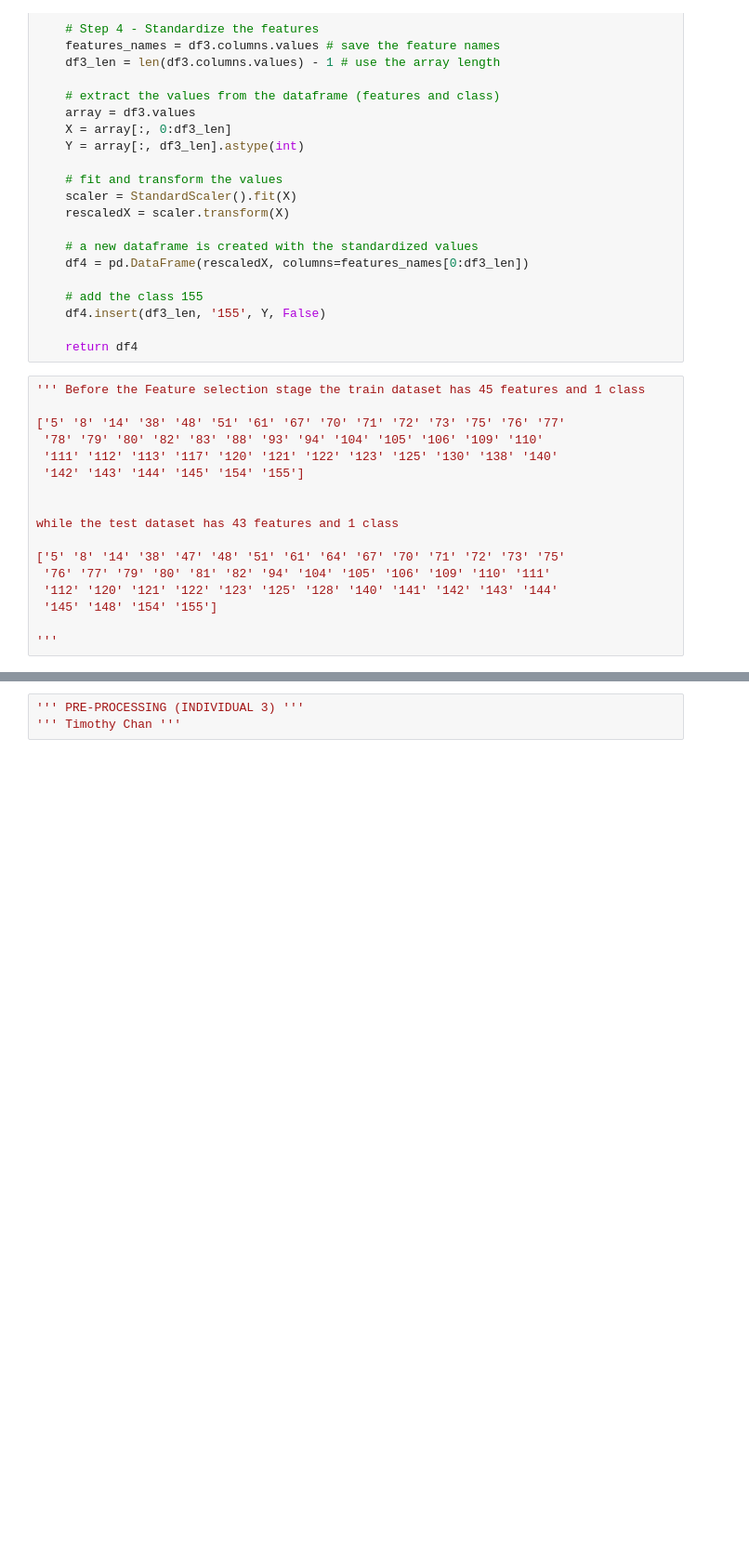
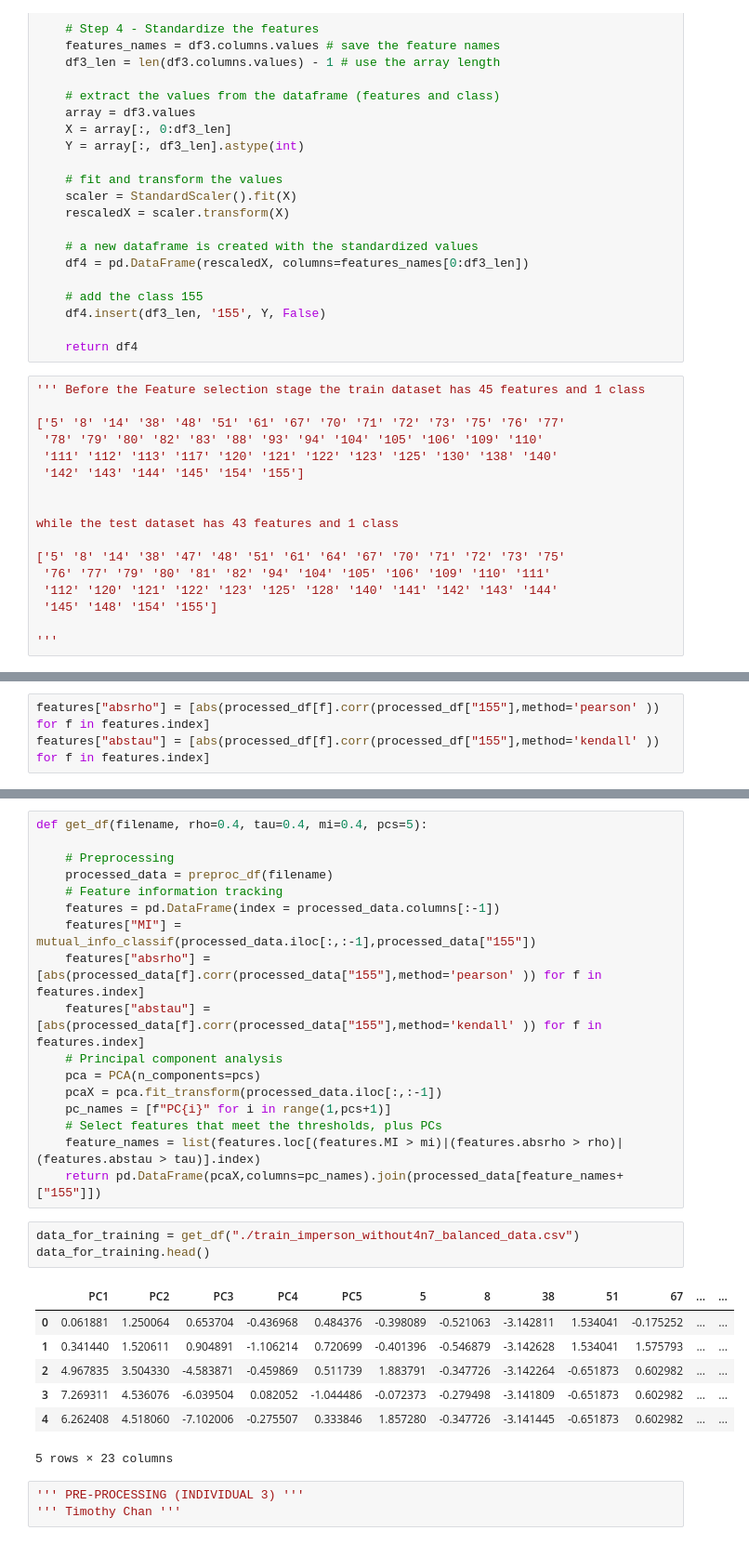
Before and after one commit to AML-Project-Group/impersonation_detection, a Jupyter notebook: Main.ipynb, the cells around one changed output, grey strips where cells are left out. Shown: that part at 93% size. Cells and saved outputs as stored; diff of their text form; blank space fills up the shorter version.

```diff
--- a/Main.ipynb
+++ b/Main.ipynb
@@ -365,0 +386,3 @@ while the test dataset has 43 features and 1 class
+# %%
+features["absrho"] = [abs(processed_df[f].corr(processed_df["155"],method='pearson' )) for f in features.index]
+features["abstau"] = [abs(processed_df[f].corr(processed_df["155"],method='kendall' )) for f in features.index]
@@ -366,3 +441,31 @@ while the test dataset has 43 features and 1 class
+# %%
+def get_df(filename, rho=0.4, tau=0.4, mi=0.4, pcs=5):
+
+    # Preprocessing
+    processed_data = preproc_df(filename)
+    # Feature information tracking
+    features = pd.DataFrame(index = processed_data.columns[:-1])
+    features["MI"] = mutual_info_classif(processed_data.iloc[:,:-1],processed_data["155"])
+    features["absrho"] = [abs(processed_data[f].corr(processed_data["155"],method='pearson' )) for f in features.index]
+    features["abstau"] = [abs(processed_data[f].corr(processed_data["155"],method='kendall' )) for f in features.index]
+    # Principal component analysis
+    pca = PCA(n_components=pcs)
+    pcaX = pca.fit_transform(processed_data.iloc[:,:-1])
+    pc_names = [f"PC{i}" for i in range(1,pcs+1)]
+    # Select features that meet the thresholds, plus PCs
+    feature_names = list(features.loc[(features.MI > mi)|(features.absrho > rho)|(features.abstau > tau)].index)
+    return pd.DataFrame(pcaX,columns=pc_names).join(processed_data[feature_names+["155"]])
+# %%
+data_for_training = get_df("./train_imperson_without4n7_balanced_data.csv")
+data_for_training.head()
+# %% [output]
+|  | PC1 | PC2 | PC3 | PC4 | PC5 | 5 | 8 | 38 | 51 | 67 | ... | ... |
+| 0 | 0.061881 | 1.250064 | 0.653704 | -0.436968 | 0.484376 | -0.398089 | -0.521063 | -3.142811 | 1.534041 | -0.175252 | ... | ... |
+| 1 | 0.341440 | 1.520611 | 0.904891 | -1.106214 | 0.720699 | -0.401396 | -0.546879 | -3.142628 | 1.534041 | 1.575793 | ... | ... |
+| 2 | 4.967835 | 3.504330 | -4.583871 | -0.459869 | 0.511739 | 1.883791 | -0.347726 | -3.142264 | -0.651873 | 0.602982 | ... | ... |
+| 3 | 7.269311 | 4.536076 | -6.039504 | 0.082052 | -1.044486 | -0.072373 | -0.279498 | -3.141809 | -0.651873 | 0.602982 | ... | ... |
+| 4 | 6.262408 | 4.518060 | -7.102006 | -0.275507 | 0.333846 | 1.857280 | -0.347726 | -3.141445 | -0.651873 | 0.602982 | ... | ... |
+5 rows × 23 columns
 # %%
 ''' PRE-PROCESSING (INDIVIDUAL 3) '''
 ''' Timothy Chan '''
```
Also changed, not shown: parts of 14 cells of this notebook.
